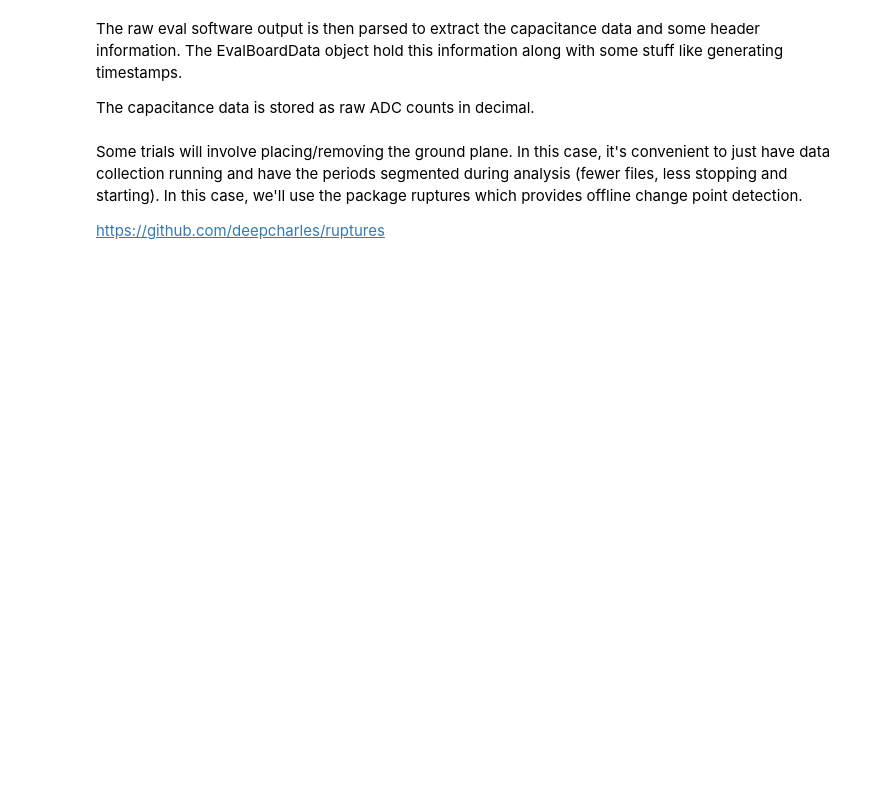
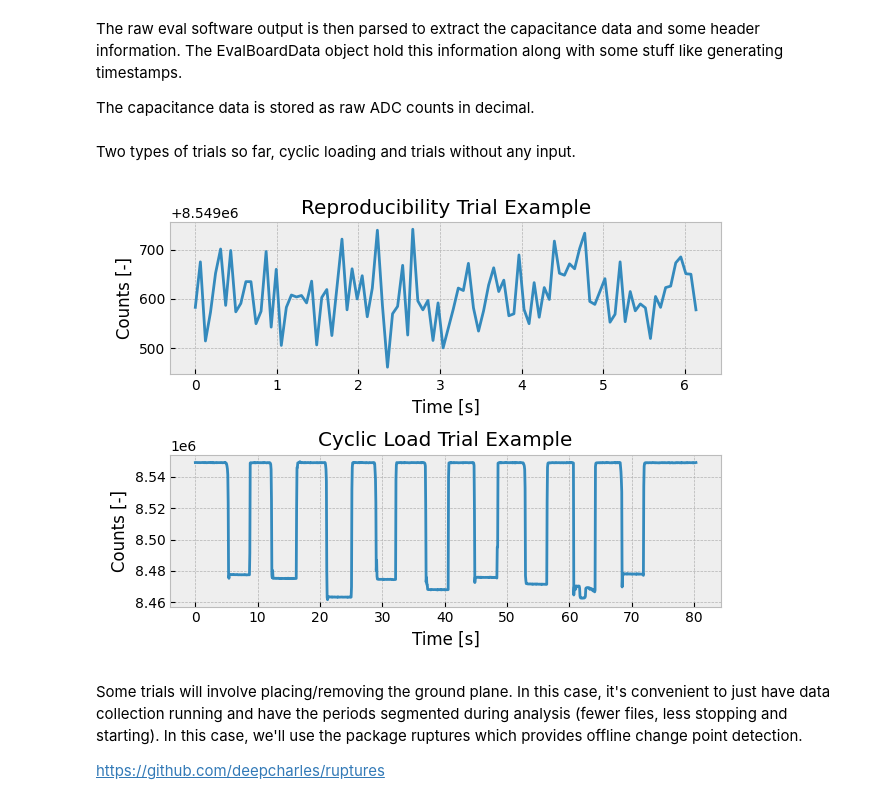
Before and after one commit to aechoi/smart-suction, a Jupyter notebook: src/capcup/data_process.ipynb, the cells around one changed output. Cells and saved outputs as stored; diff of their text form; code cells hidden in the pictures; blank space fills up the shorter version.

```diff
--- a/src/capcup/data_process.ipynb
+++ b/src/capcup/data_process.ipynb
@@ -33,3 +61,21 @@ for trial in trial_data:
+# %% [markdown]
+Two types of trials so far, cyclic loading and trials without any input.
+# %%
+fix, axs = plt.subplots(2)
+
+axs[0].plot(reprod_trials[0].time, reprod_trials[0].cap_counts)
+axs[0].set_xlabel("Time [s]")
+axs[0].set_ylabel("Counts [-]")
+axs[0].set_title("Reproducibility Trial Example")
+
+axs[1].plot(cyclic_trials[0].time, cyclic_trials[0].cap_counts)
+axs[1].set_xlabel("Time [s]")
+axs[1].set_ylabel("Counts [-]")
+axs[1].set_title("Cyclic Load Trial Example")
+
+plt.tight_layout()
+# %% [output]
+[figure, added]
 # %% [markdown]
 Some trials will involve placing/removing the ground plane. In this case, it's convenient to just have data collection running and have the periods segmented during analysis (fewer files, less stopping and starting). In this case, we'll use the package ruptures which provides offline change point detection.
 
```
Also changed, not shown: parts of 11 cells of this notebook, 22 other files.
